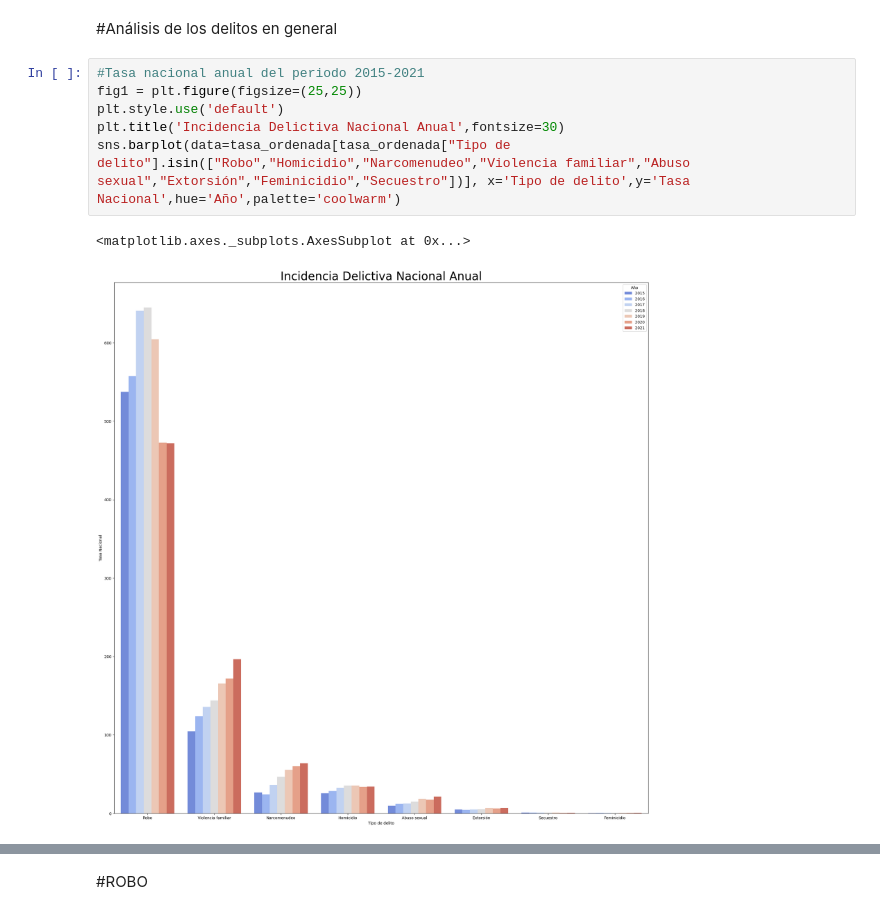
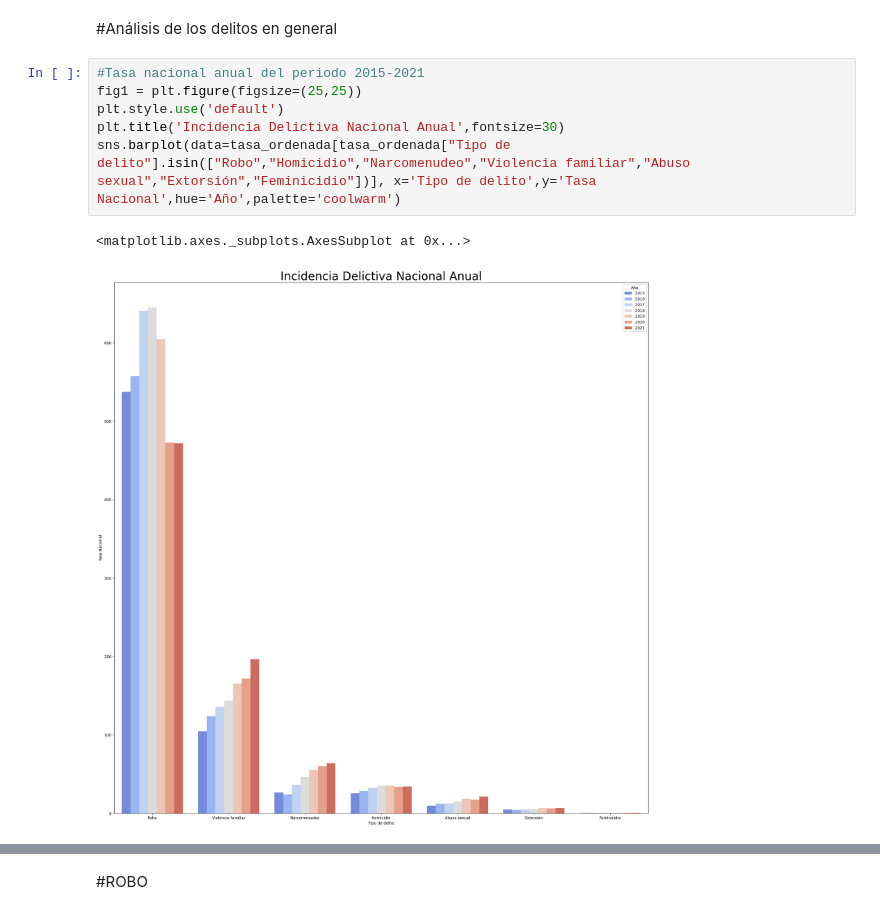
Before and after one commit to abrilgcz/Ciencia-de-Datos, a Jupyter notebook: ProyectoASE.ipynb, the cells around one changed output, grey strips where cells are left out. Cells and saved outputs as stored; diff of their text form.

```diff
--- a/ProyectoASE.ipynb
+++ b/ProyectoASE.ipynb
@@ -1190,12 +1203,12 @@ delitos_seleccionados = tasa_ordenada[tasa_ordenada["Tipo de delito"].isin(["Rob
 # %%
 #Tasa nacional anual del periodo 2015-2021
 fig1 = plt.figure(figsize=(25,25))
 plt.style.use('default')
 plt.title('Incidencia Delictiva Nacional Anual',fontsize=30)
-sns.barplot(data=tasa_ordenada[tasa_ordenada["Tipo de delito"].isin(["Robo","Homicidio","Narcomenudeo","Violencia familiar","Abuso sexual","Extorsión","Feminicidio","Secuestro"])], x='Tipo de delito',y='Tasa Nacional',hue='Año',palette='coolwarm')
+sns.barplot(data=tasa_ordenada[tasa_ordenada["Tipo de delito"].isin(["Robo","Homicidio","Narcomenudeo","Violencia familiar","Abuso sexual","Extorsión","Feminicidio"])], x='Tipo de delito',y='Tasa Nacional',hue='Año',palette='coolwarm')
 # %% [output]
 <matplotlib.axes._subplots.AxesSubplot at 0x...>
-[figure, old version]
+[figure, new version]
 # %%
 #Tasa Nacional Mensual 2015
 plt.figure(figsize=(25,25))
```
Also changed, not shown: parts of 46 cells of this notebook.
